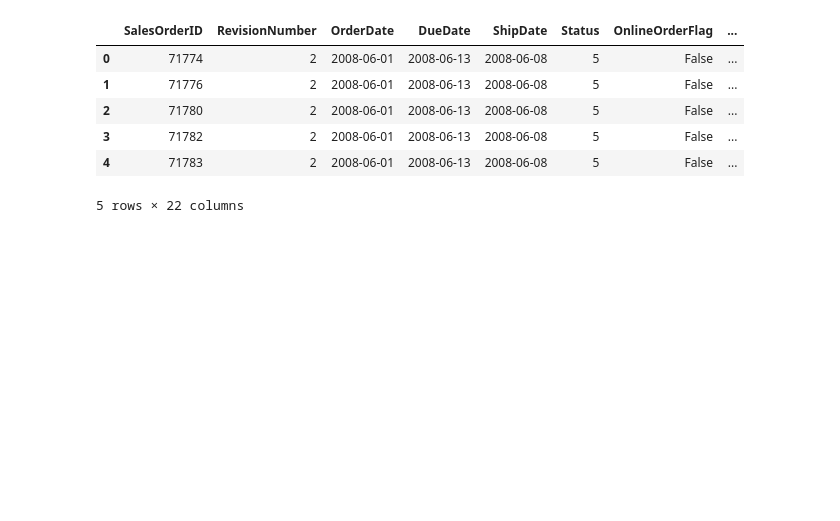
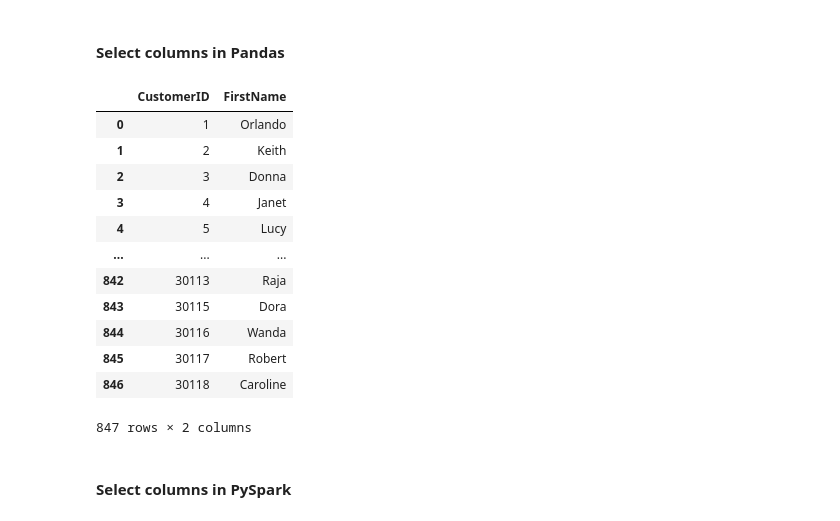
Before and after one commit to alonsoaca/pandas-spark-sql, a Jupyter notebook: aw_pandas_demo.ipynb, the cells around one changed output. Saved outputs shown, nothing was run; the diff lists cells and outputs as text; code cells hidden in the pictures; blank space fills up the shorter version.

```diff
--- a/aw_pandas_demo.ipynb
+++ b/aw_pandas_demo.ipynb
@@ -1,17 +34,24 @@
+# %% [markdown]
+#### Select columns in Pandas
 # %%
 import pandas as pd
 
+df_customer_pandas = pd.read_parquet('./datasets/customer.parquet')
 
-df_sales = pd.read_parquet('./datasets/sales_order_header.parquet')
-
-df_customer = pd.read_parquet('./datasets/customer.parquet')
+df_customer_pandas[["CustomerID","FirstName"]]
+# %% [output]
+|  | CustomerID | FirstName |
+| 0 | 1 | Orlando |
+| 1 | 2 | Keith |
+| 2 | 3 | Donna |
+| 3 | 4 | Janet |
+| 4 | 5 | Lucy |
+| ... | ... | ... |
+| 842 | 30113 | Raja |
+| 843 | 30115 | Dora |
+| 844 | 30116 | Wanda |
+| 845 | 30117 | Robert |
+| 846 | 30118 | Caroline |
+847 rows × 2 columns
-# %%
-df_sales.head()
-# %% [output]
-|  | SalesOrderID | RevisionNumber | OrderDate | DueDate | ShipDate | Status | OnlineOrderFlag | ... |
-| 0 | 71774 | 2 | 2008-06-01 | 2008-06-13 | 2008-06-08 | 5 | False | ... |
-| 1 | 71776 | 2 | 2008-06-01 | 2008-06-13 | 2008-06-08 | 5 | False | ... |
-| 2 | 71780 | 2 | 2008-06-01 | 2008-06-13 | 2008-06-08 | 5 | False | ... |
-| 3 | 71782 | 2 | 2008-06-01 | 2008-06-13 | 2008-06-08 | 5 | False | ... |
-| 4 | 71783 | 2 | 2008-06-01 | 2008-06-13 | 2008-06-08 | 5 | False | ... |
-5 rows × 22 columns
+# %% [markdown]
+#### Select columns in PySpark
```
Also changed, not shown: parts of 34 cells of this notebook, 1 other file.
